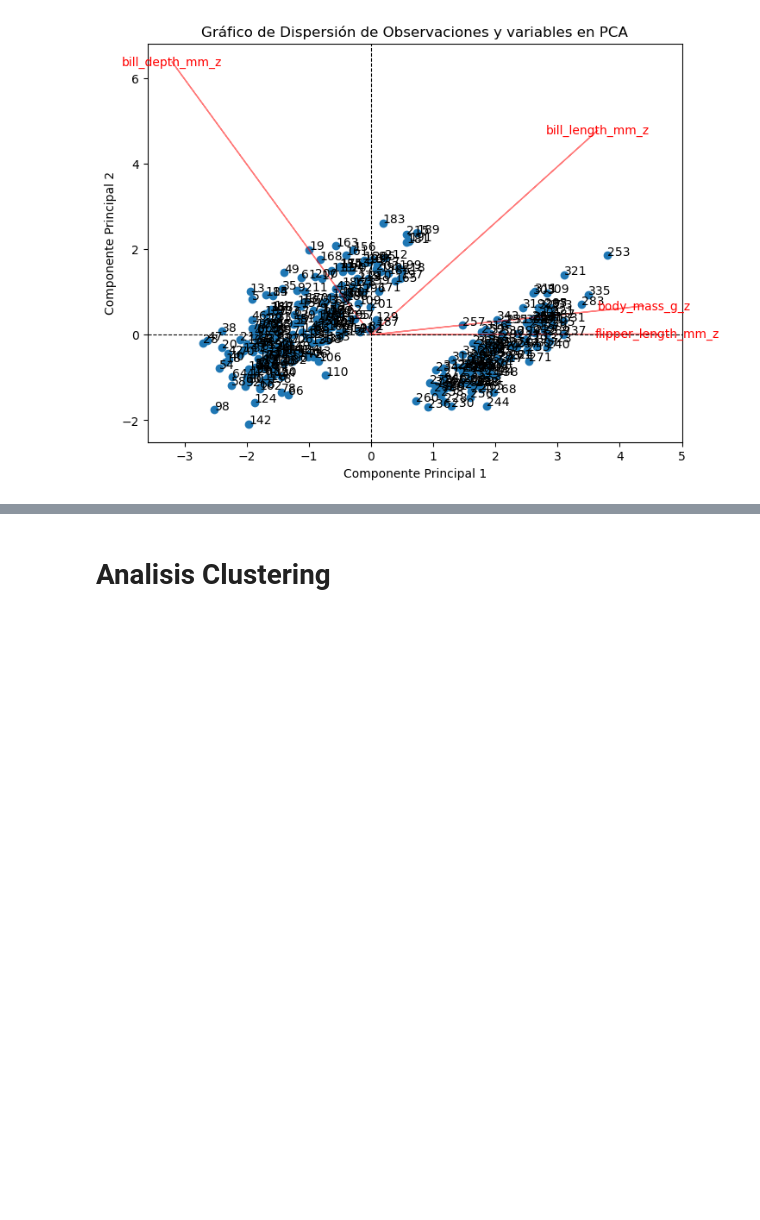
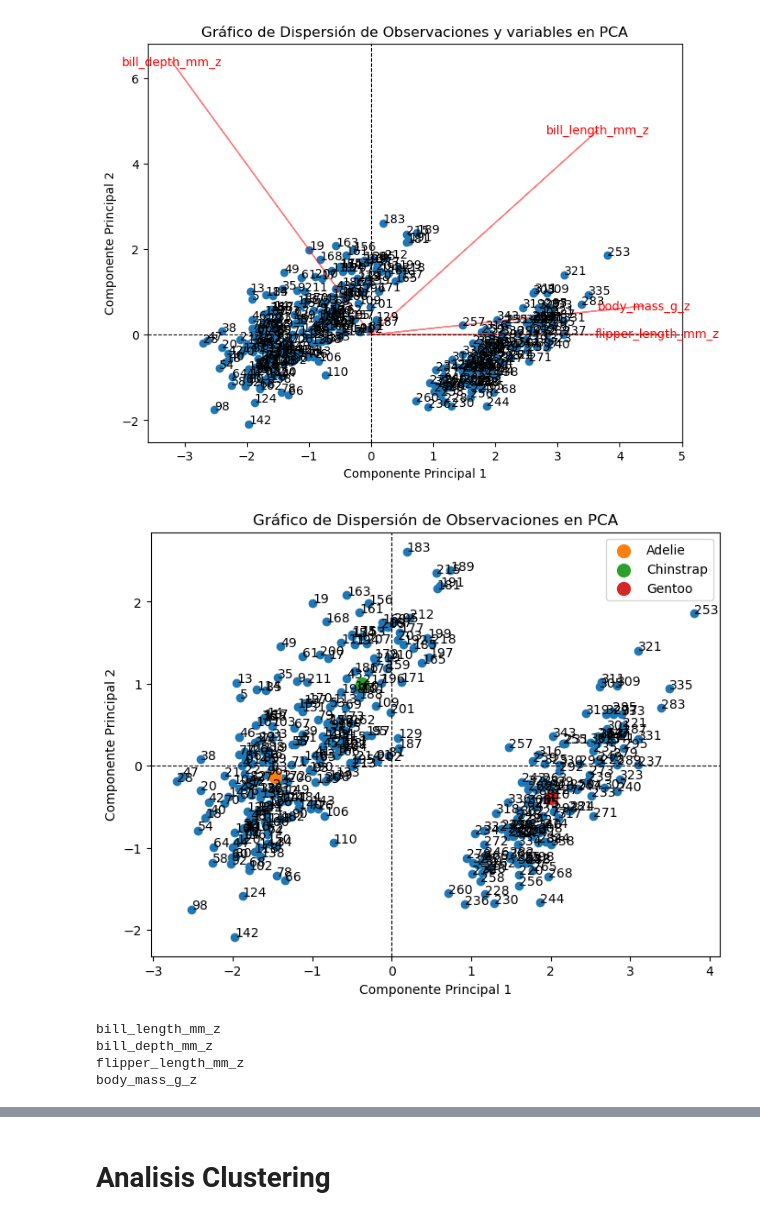
Before and after one commit to CharlieSalsa/Tareas_Master, a Jupyter notebook: MineriaDeDatos/Parte2/TareaP2.ipynb, the cells around one changed output, grey strips where cells are left out. Cells and saved outputs as stored; diff of their text form; code cells hidden in the pictures; blank space fills up the shorter version.

```diff
--- a/MineriaDeDatos/Parte2/TareaP2.ipynb
+++ b/MineriaDeDatos/Parte2/TareaP2.ipynb
@@ -336,3 +362,21 @@ fm2.plot_pca_scatter(pca, datos_estandarizados, fit.n_components)
 fm2.plot_pca_scatter_with_vectors(pca, datos_estandarizados, fit.n_components, fit.components_)
 # %% [output]
 [figure]
+# %%
+# Calcular las componentes principales para el conjunto de datos combinado
+componentes_principales = pca.transform(datos_estandarizados)
+# componentes_principales_sup
+# %%
+# Calcular las componentes principales para el conjunto de datos combinado
+# y renombra las componentes
+resultados_pca = pd.DataFrame(fit.transform(datos_estandarizados),
+    columns = ['Componente {}'. format(i) for i in range (1 , fit.n_components_+1)],
+    index = datos_estandarizados.index )
+# resultados_pca_sup
+# %%
+# Incorporamos la variable categ ´o rica " EXTRA_ESC " en los datos
+datos_componentes = pd.concat([datos_estandarizados, resultados_pca, datos[categoricas]] , axis =1)
+# %%
+fm2.plot_pca_scatter_with_categories(datos_componentes, componentes_principales, fit.n_components, "species")
+# %% [output]
+[figure, added]
@@ -338,0 +385,8 @@ fm2.plot_pca_scatter_with_vectors(pca, datos_estandarizados, fit.n_components, f
+# %%
+for index, row in contribuciones_proporcionales_01.iterrows():
+    print(index)
+# %% [output]
+bill_length_mm_z
+bill_depth_mm_z
+flipper_length_mm_z
+body_mass_g_z
```
Also changed, not shown: parts of 7 cells of this notebook.
